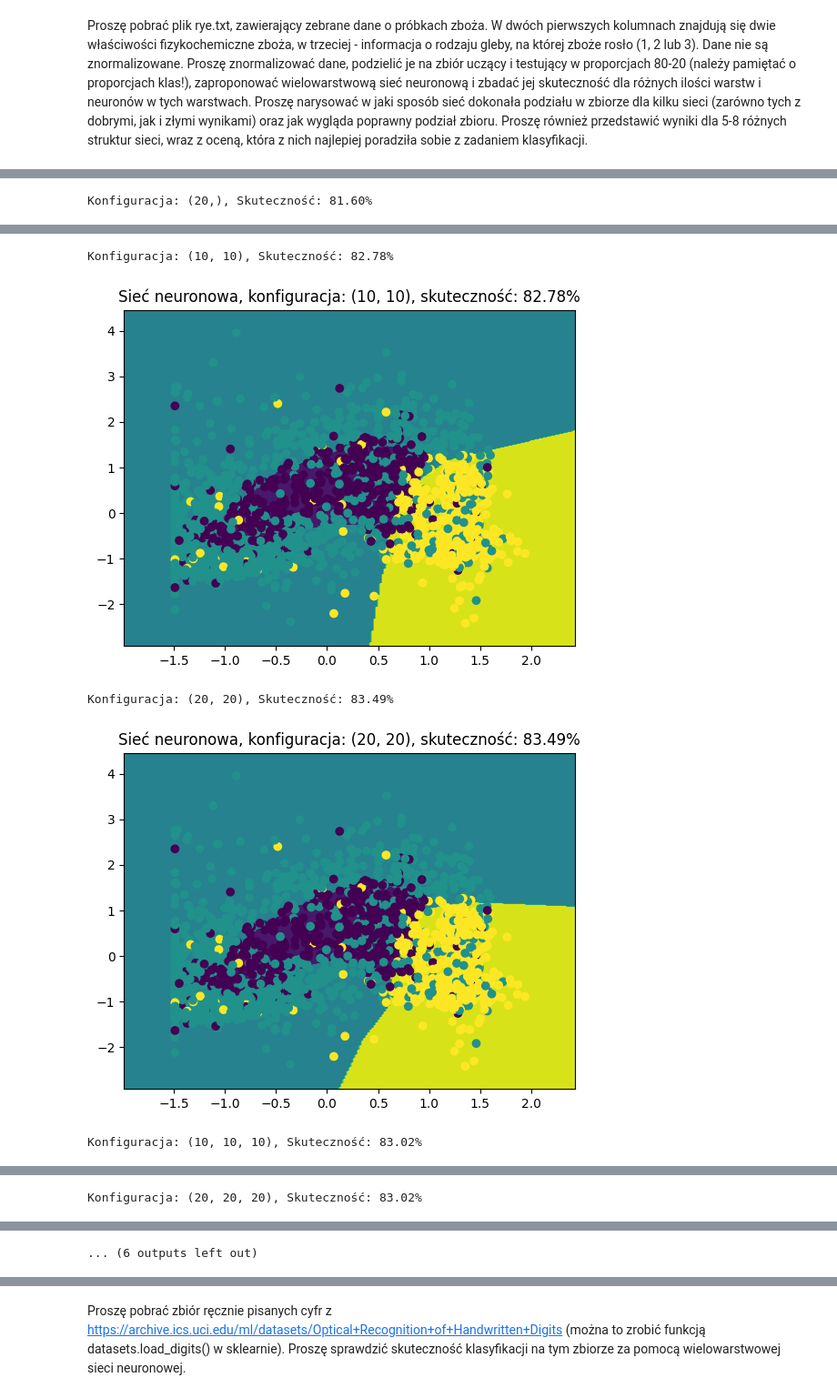
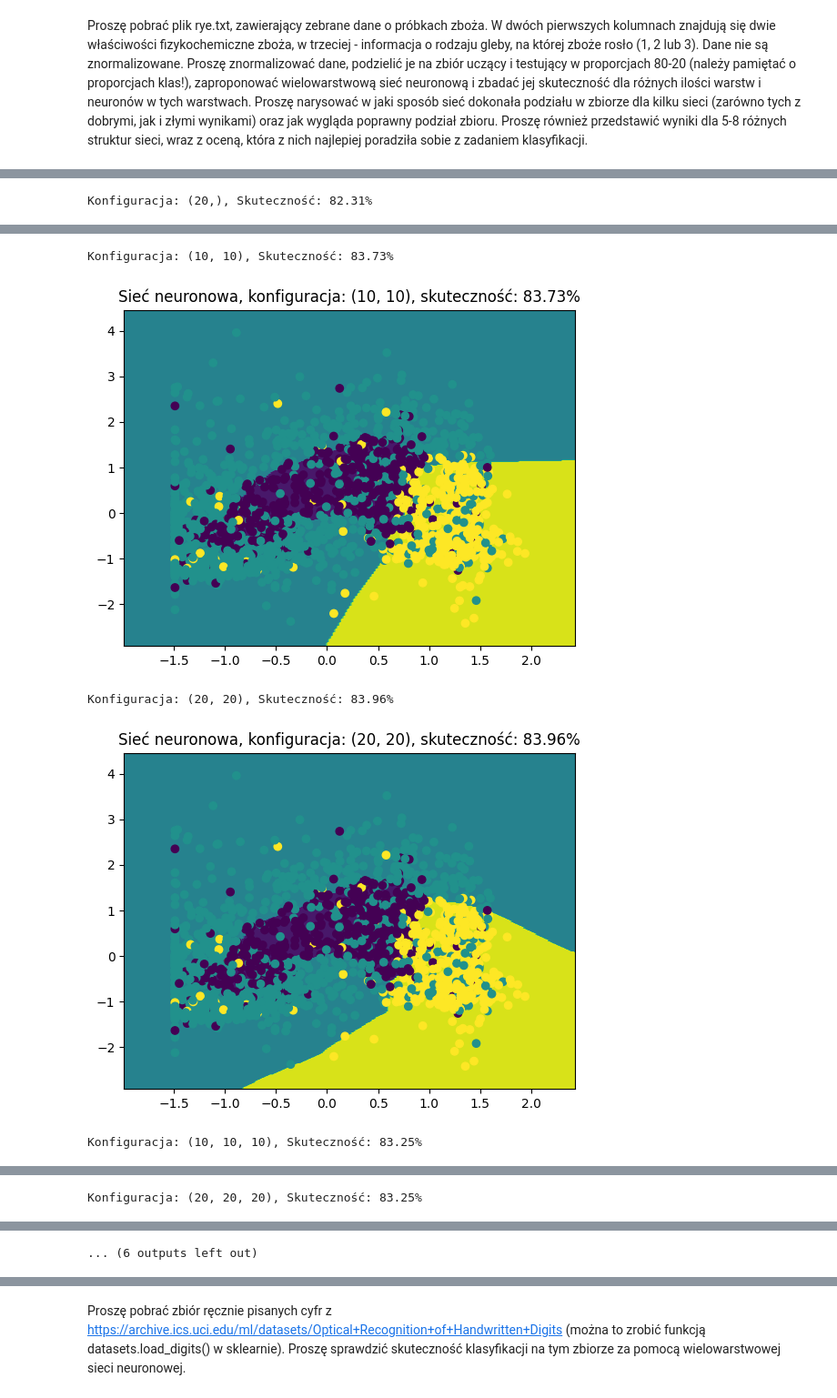
Before and after one commit to AleksanderSieklinski/Computational-Intelligence-Methods, a Jupyter notebook: lab03/lab03.ipynb, the cells around one changed output, grey strips where cells are left out. Shown at 91% size. Drawn from its saved outputs; the diff is of its cells as text; code cells hidden in the pictures.

```diff
--- a/lab03/lab03.ipynb
+++ b/lab03/lab03.ipynb
@@ -17,7 +17,7 @@ y = data['Soil Type']
 X_train, X_test, y_train, y_test = train_test_split(X, y, test_size=0.2, stratify=y, random_state=1)
 configs = [(10,), (20,), (10, 10), (20, 20), (10, 10, 10), (20, 20, 20), (10, 10, 10, 10), (20, 20, 20, 20), (20, 20, 20, 20, 20)]
 for config in configs:
-    mlp = MLPClassifier(hidden_layer_sizes=config, random_state=1)
+    mlp = MLPClassifier(hidden_layer_sizes=config, random_state=1, max_iter=1000)
     mlp.fit(X_train, y_train)
     predictions = mlp.predict(X_test)
     accuracy = accuracy_score(y_test, predictions)
@@ -26,7 +26,7 @@ for config in configs:
     y_min, y_max = X['Property B'].min() - 0.5, X['Property B'].max() + 0.5
     h = 0.02
     xx, yy = np.meshgrid(np.arange(x_min, x_max, h), np.arange(y_min, y_max, h))
-    Z = mlp.predict(np.c_[xx.ravel(), yy.ravel()])
+    Z = mlp.predict(pd.DataFrame(np.c_[xx.ravel(), yy.ravel()], columns=X_train.columns))
     Z = Z.reshape(xx.shape)
     plt.figure()
     plt.contourf(xx, yy, Z)
@@ -39 +39 @@ Konfiguracja: (10,), Skuteczność: 80.19%
-Konfiguracja: (20,), Skuteczność: 81.60%
+Konfiguracja: (20,), Skuteczność: 82.31%
@@ -41,5 +41,5 @@ Konfiguracja: (20,), Skuteczność: 81.60%
-Konfiguracja: (10, 10), Skuteczność: 82.78%
+Konfiguracja: (10, 10), Skuteczność: 83.73%
-[figure, old version]
+[figure, new version]
-Konfiguracja: (20, 20), Skuteczność: 83.49%
+Konfiguracja: (20, 20), Skuteczność: 83.96%
-[figure, old version]
+[figure, new version]
-Konfiguracja: (10, 10, 10), Skuteczność: 83.02%
+Konfiguracja: (10, 10, 10), Skuteczność: 83.25%
@@ -47 +47 @@ Konfiguracja: (10, 10, 10), Skuteczność: 83.02%
-Konfiguracja: (20, 20, 20), Skuteczność: 83.02%
+Konfiguracja: (20, 20, 20), Skuteczność: 83.25%
```
Also changed, not shown: parts of 2 cells of this notebook, 2 other files.
